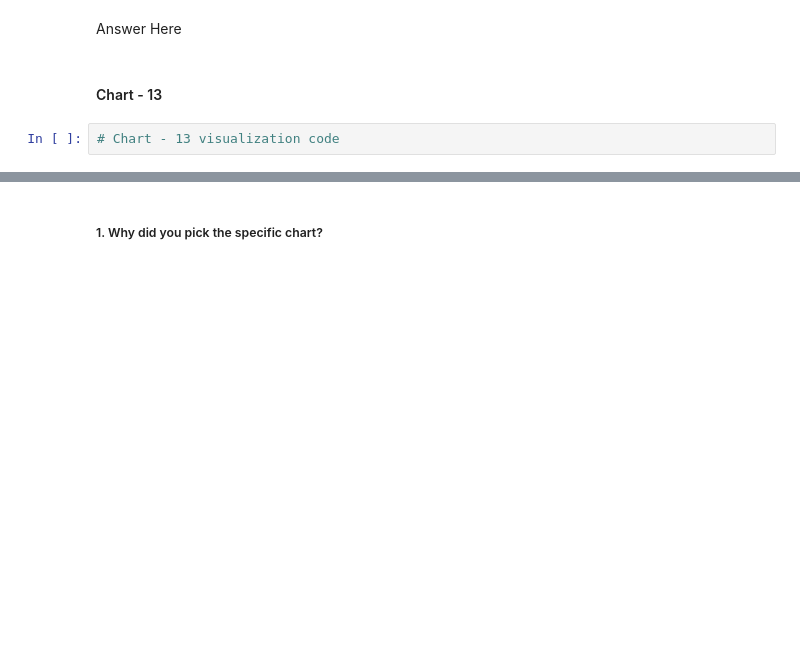
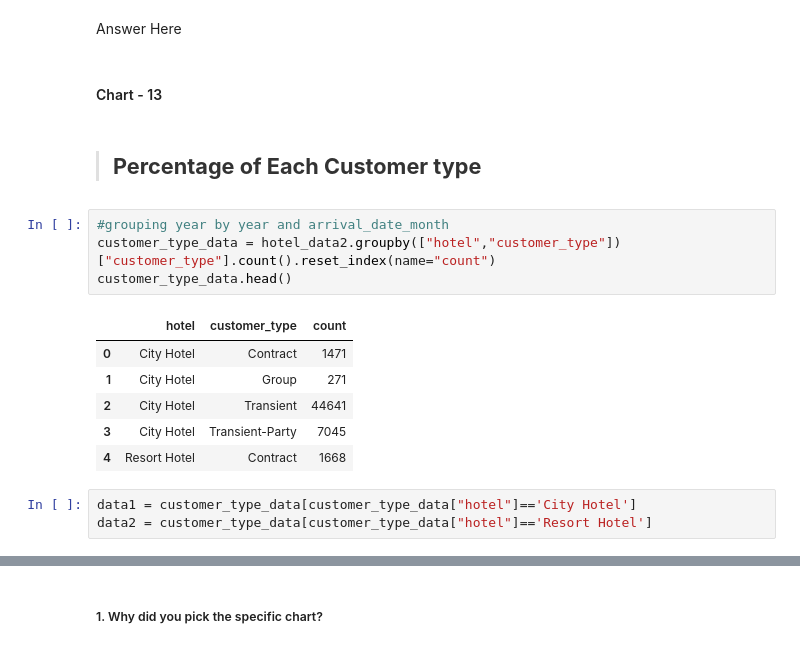
Before and after one commit to Bhushan0097/01.-CAPSTONE-PROJECT----Hotel-Bookings.csv, a Jupyter notebook: 01_Capstone_Project_EDA_HotelBooking.ipynb, the cells around one changed output, grey strips where cells are left out. Drawn from its saved outputs; the diff is of its cells as text; blank space fills up the shorter version.

```diff
--- a/01_Capstone_Project_EDA_HotelBooking.ipynb
+++ b/01_Capstone_Project_EDA_HotelBooking.ipynb
@@ -1695,5 +1696,20 @@ Are there any insights that lead to negative growth? Justify with specific reaso
 Answer Here
 # %% [markdown]
 #### Chart - 13
-# %%
-# Chart - 13 visualization code
+# %% [markdown]
+
+>  <h2> <b> <font color ="#333"> Percentage of Each Customer type   </b>
+# %%
+#grouping year by year and arrival_date_month
+customer_type_data = hotel_data2.groupby(["hotel","customer_type"])["customer_type"].count().reset_index(name="count")
+customer_type_data.head()
+# %% [output]
+|  | hotel | customer_type | count |
+| 0 | City Hotel | Contract | 1471 |
+| 1 | City Hotel | Group | 271 |
+| 2 | City Hotel | Transient | 44641 |
+| 3 | City Hotel | Transient-Party | 7045 |
+| 4 | Resort Hotel | Contract | 1668 |
+# %%
+data1 = customer_type_data[customer_type_data["hotel"]=='City Hotel']
+data2 = customer_type_data[customer_type_data["hotel"]=='Resort Hotel']
```
Also changed, not shown: parts of 8 cells of this notebook.
